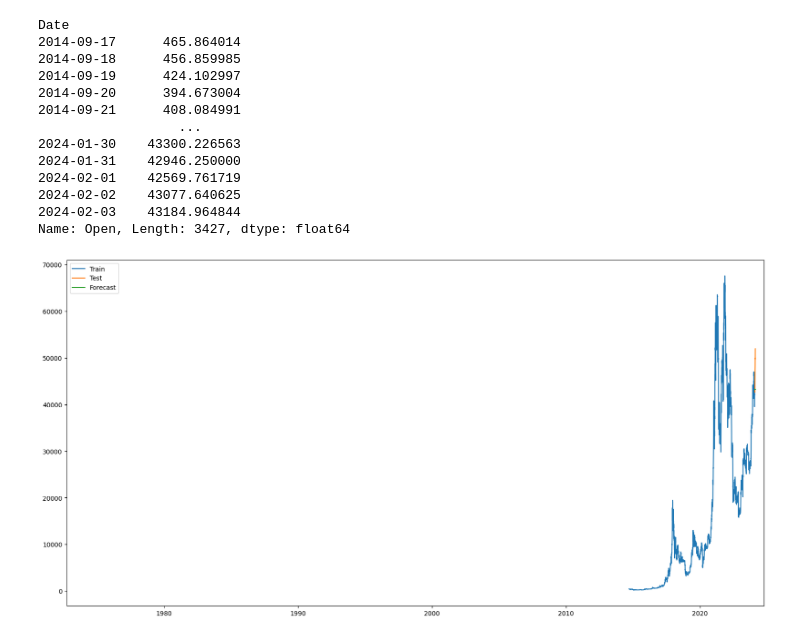
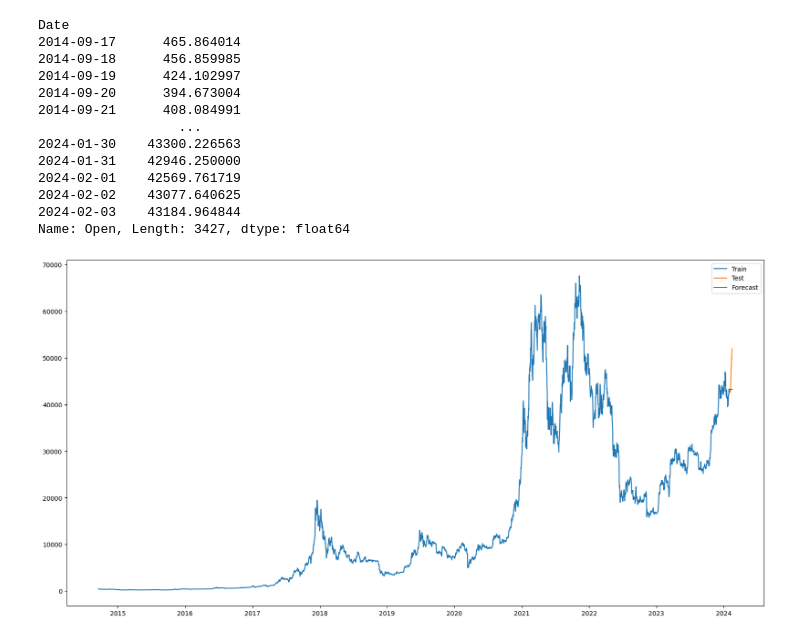
Before and after one commit to Grid-Resilience-Wentworth-Collaboration/time-series-tutorials-2025, a Jupyter notebook: Tutorial1.ipynb, the cells around one changed output. Drawn from its saved outputs; the diff is of its cells as text; code cells hidden in the pictures.

```diff
--- a/Tutorial1.ipynb
+++ b/Tutorial1.ipynb
@@ -230,11 +230,10 @@ model_simple = SimpleExpSmoothing(train).fit()
 predictions_simple = model_simple.forecast(len(test))
 # %%
 plt.figure(figsize = (20,10))
-plt.xlim(1000, 20000)
 plt.plot(train, label = 'Train')
 plt.plot(test, label = 'Test')
 plt.plot(predictions_simple, label = 'Forecast')
 plt.legend()
 plt.show()
 # %% [output]
-[figure, old version]
+[figure, new version]
```
Also changed, not shown: 1 other file.
